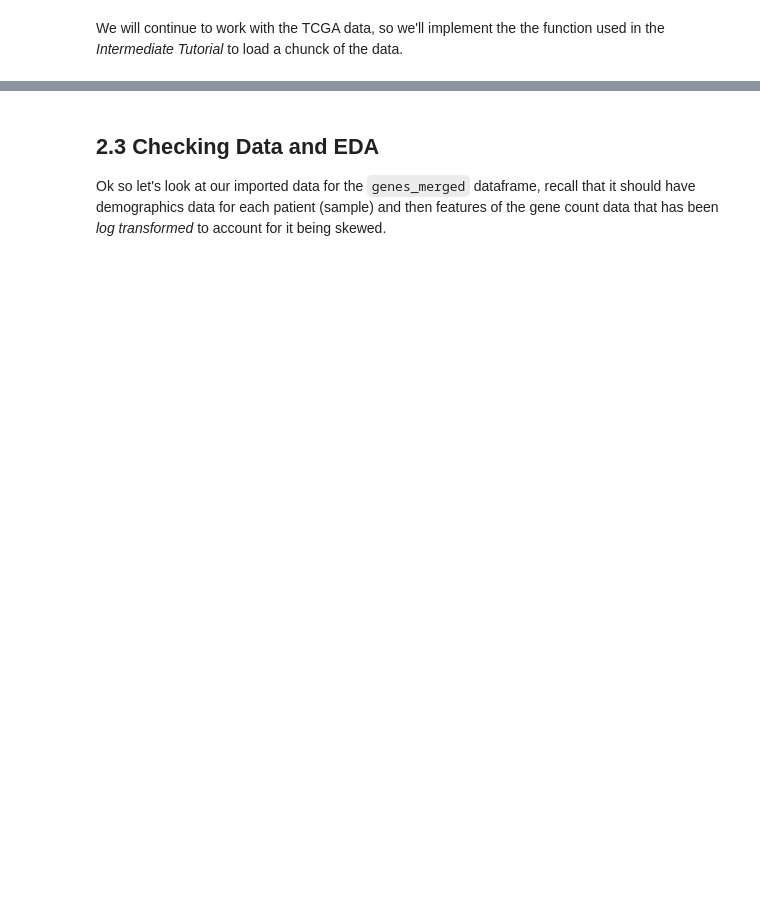
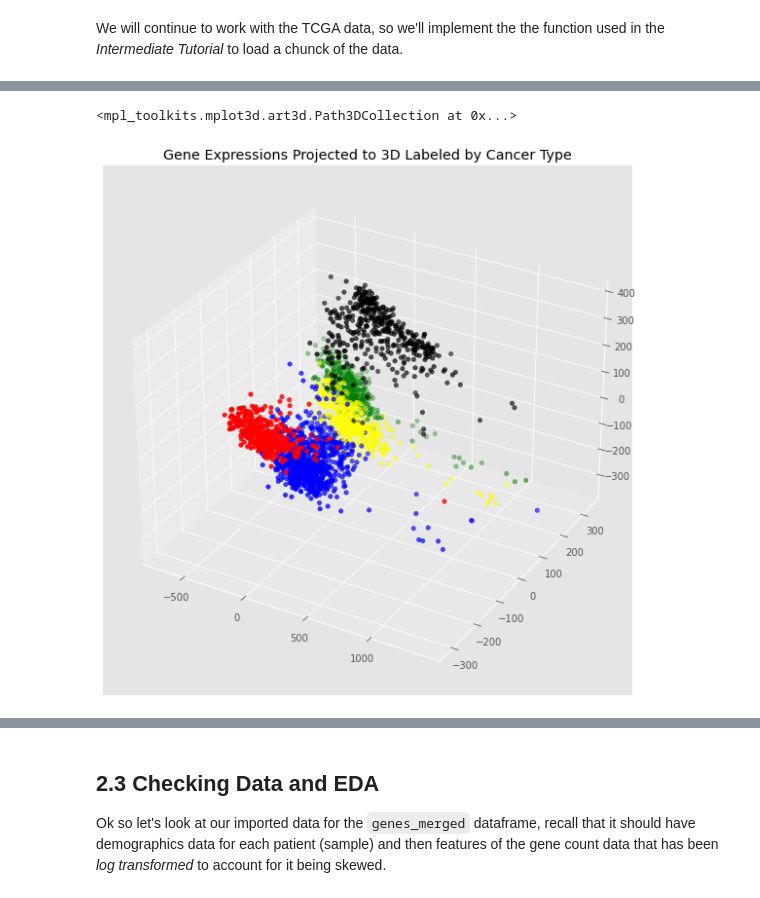
Before and after one commit to fredhutchio/ml-pancancer-example, a Jupyter notebook: Notebook 3 - Advanced.ipynb, the cells around one changed output, grey strips where cells are left out. Cells and saved outputs as stored; diff of their text form; code cells hidden in the pictures; blank space fills up the shorter version.

```diff
--- a/Notebook 3 - Advanced.ipynb
+++ b/Notebook 3 - Advanced.ipynb
@@ -162,0 +375,12 @@ genes_merged, big_split, small_split = create_genes_subset(split_size=.7)
+# %%
+# Do the same but color by cancer type
+fig = plt.figure()
+fig.set_figheight(10)
+fig.set_figwidth(10)
+ax = fig.add_subplot(111, projection='3d')
+colors = {"PRAD": "red", "BRCA": "blue", "COAD": "green", "LUAD": "yellow", "KIRC" : "black"}
+ax.set_title("Gene Expressions Projected to 3D Labeled by Cancer Type")
+ax.scatter(pca_genes[:,0], pca_genes[:,1], pca_genes[:,2], c=genes_merged['cancer_type'].map(colors))
+# %% [output]
+<mpl_toolkits.mplot3d.art3d.Path3DCollection at 0x...>
+[figure, added]
```
Also changed, not shown: parts of 23 cells of this notebook, 1 other file.
